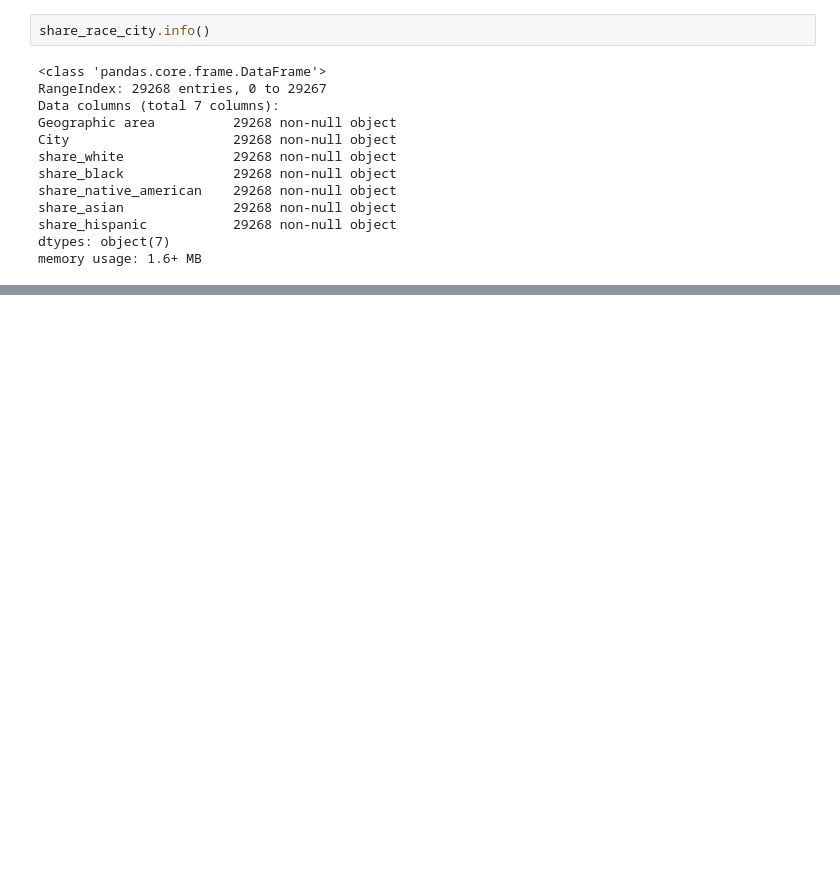
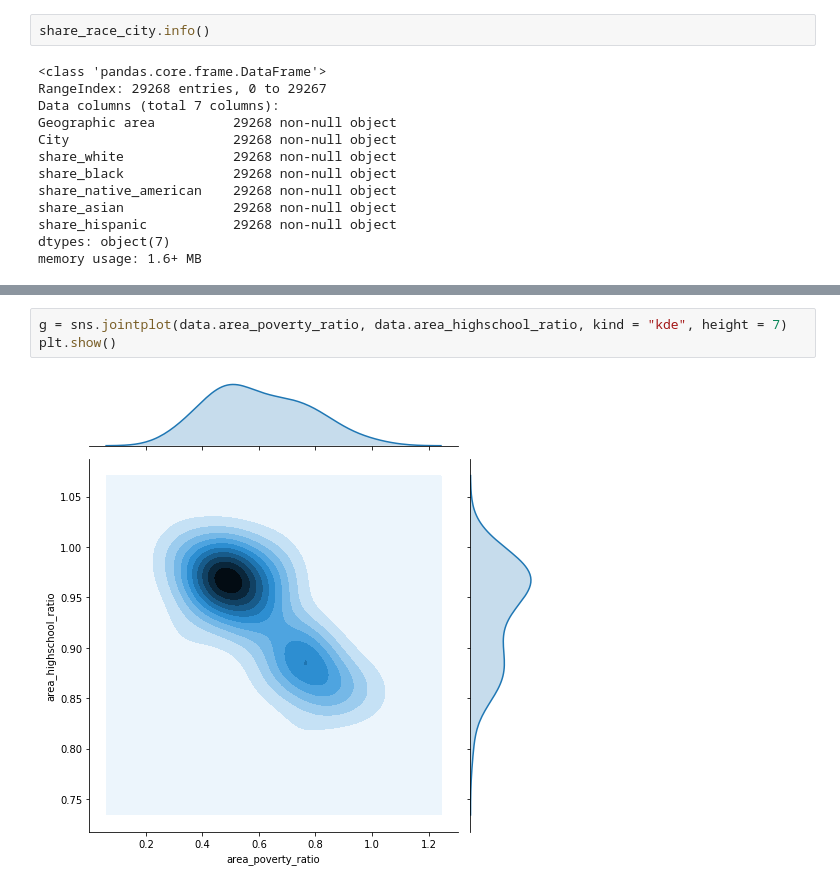
Before and after one commit to n-wes/Data-Visualization-with-Python, a Jupyter notebook: learning_tutorials/seaborn_tutorial/seaborn_tutorial.ipynb, the cells around one changed output, grey strips where cells are left out. Saved outputs shown, nothing was run; the diff lists cells and outputs as text; blank space fills up the shorter version.

```diff
--- a/learning_tutorials/seaborn_tutorial/seaborn_tutorial.ipynb
+++ b/learning_tutorials/seaborn_tutorial/seaborn_tutorial.ipynb
@@ -239,0 +245,5 @@ data.head()
+# %%
+g = sns.jointplot(data.area_poverty_ratio, data.area_highschool_ratio, kind = "kde", height = 7)
+plt.show()
+# %% [output]
+[figure, added]
```
Also changed, not shown: parts of 42 cells of this notebook.
